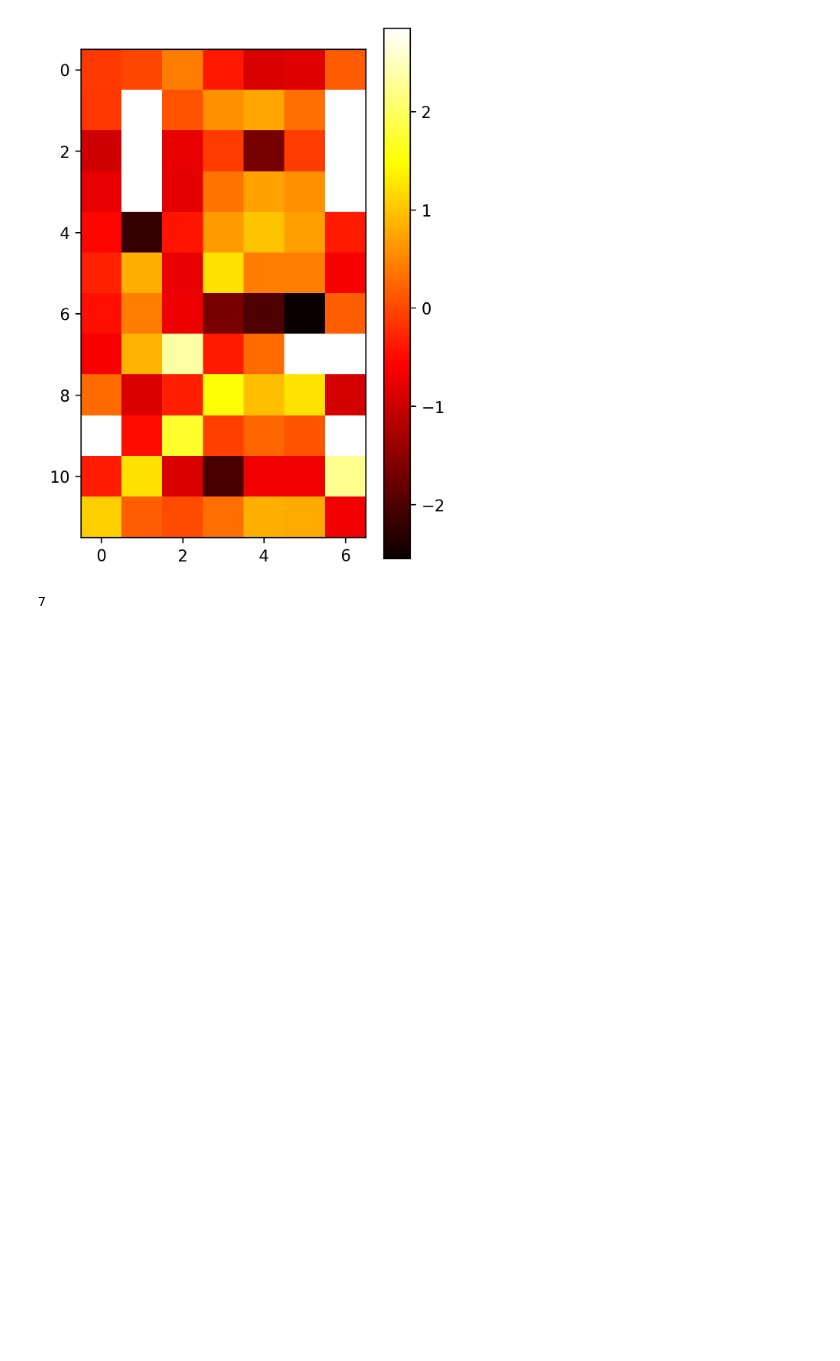
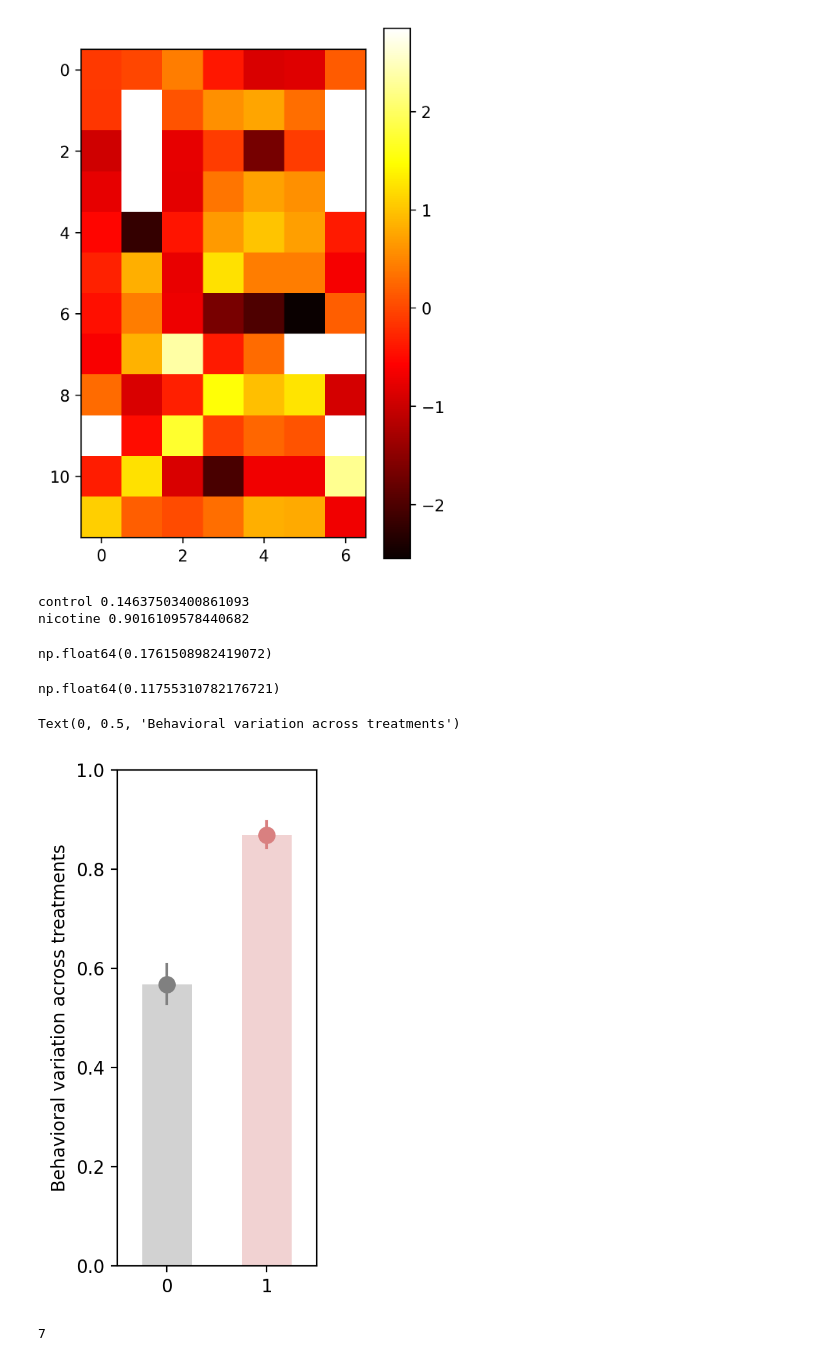
Before and after one commit to mattsmiths/biol470, a Jupyter notebook: final_project/FinalProject_Analysis_3.ipynb, the cells around one changed output. Cells and saved outputs as stored; diff of their text form; code cells hidden in the pictures; blank space fills up the shorter version.

Commit message:
updated behavioral variation between treatments

```diff
--- a/final_project/FinalProject_Analysis_3.ipynb
+++ b/final_project/FinalProject_Analysis_3.ipynb
@@ -915,6 +916,62 @@ plt.grid(False)
 plt.savefig('/content/matrix.png',dpi=200)
 # %% [output]
 [figure]
+# %%
+control_ss = mm[:6,:]
+nic_ss = mm[6:,:]
+
+ff_c = []
+ff_n = []
+
+for ett in range(0,20):
+
+  tsc = [int(ele) for ele in np.random.rand(6)*6]
+
+  mmtemp_c = []
+  for ele in range(0,6):
+    temp = control_ss[tsc,ele]
+    mmtemp_c.append(np.nanstd(temp))
+
+  tsc = [int(ele) for ele in np.random.rand(6)*6]
+  mmtemp_n = []
+  for ele in range(0,6):
+    temp = nic_ss[tsc,ele]
+    mmtemp_n.append(np.nanstd(temp))
+
+
+  ff_c.append(np.nanmean(mmtemp_c))
+  ff_n.append(np.nanmean(mmtemp_n))
+# %% [output]
+control 0.14637503400861093
+nicotine 0.9016109578440682
+# %%
+np.nanstd(ff_c)
+# %% [output]
+np.float64(0.1761508982419072)
+# %%
+np.nanstd(ff_n)
+# %% [output]
+np.float64(0.11755310782176721)
+# %%
+plt.figure(figsize=(2,5),dpi=200)
+plt.scatter(0,np.nanmean(ff_c),s=75,color=(0.5,0.5,0.5))
+#t = np.zeros(len(ff_c))
+#plt.scatter(t,ff_c)
+plt.scatter(1,np.nanmean(ff_n),s=75,color=(0.85,0.5,0.5))
+
+plt.plot([0,0],[np.nanmean(ff_c)-(np.nanstd(ff_c)/np.sqrt(len(ff_c))),np.nanmean(ff_c)+(np.nanstd(ff_c)/np.sqrt(len(ff_c)))],color=(0.5,0.5,0.5))
+plt.plot([1,1],[np.nanmean(ff_n)-(np.nanstd(ff_n)/np.sqrt(len(ff_n))),np.nanmean(ff_n)+(np.nanstd(ff_n)/np.sqrt(len(ff_n)))],color=(0.85,0.5,0.5))
+
+plt.bar(0,np.nanmean(ff_c),width=0.5,color=(0.5,0.5,0.5,0.35))
+plt.bar(1,np.nanmean(ff_n),width=0.5,color=(0.85,0.5,0.5,0.35))
+
+
+plt.ylim([0,1])
+plt.xlim([-0.5,1.5])
+plt.ylabel('Behavioral variation across treatments')
+# %% [output]
+Text(0, 0.5, 'Behavioral variation across treatments')
+[figure, added]
 # %%
 len(cmat[0])
 # %% [output]
```
Also changed, not shown: parts of 19 cells of this notebook.
